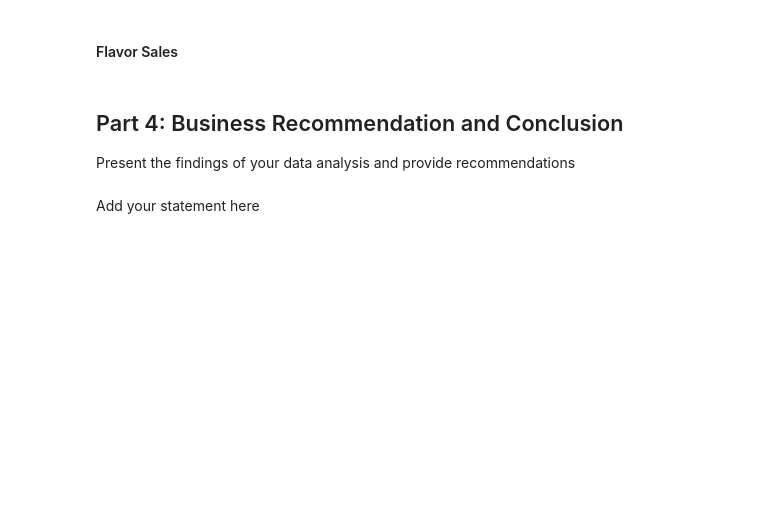
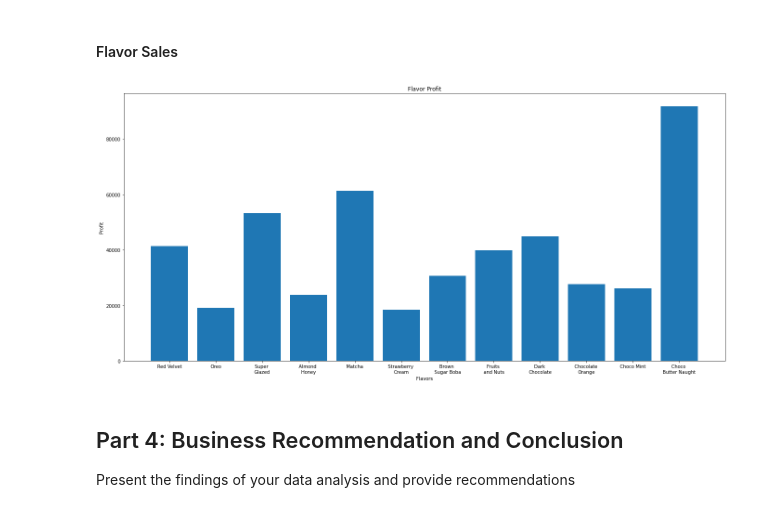
Before and after one commit to otorregrosa/LinearAlg, a Jupyter notebook: Week 10/LinAlg_Midterms.ipynb, the cells around one changed output. Saved outputs shown, nothing was run; the diff lists cells and outputs as text; code cells hidden in the pictures; blank space fills up the shorter version.

```diff
--- a/Week 10/LinAlg_Midterms.ipynb
+++ b/Week 10/LinAlg_Midterms.ipynb
@@ -132,7 +158,7 @@ NameError: ignored
 # %%
 #Create a function that *returns* and prints the flavor profits for the whole year
 def flavor_sales(price, cost, sales):
-    flavor_revenue = ## YOUR CODE HERE
-    flavor_costs = ## YOUR CODE HERE
-    flavor_profits = ## YOUR CODE HERE
+    flavor_revenue = (sales*price)
+    flavor_costs = (sales*cost)
+    flavor_profits = (flavor_revenue - flavor_costs)
     return flavor_profits.flatten()
@@ -160,7 +286,18 @@ import seaborn as sns
 # %% [markdown]
 #### Flavor Sales
+# %%
+fig = plt.figure()
+ax = fig.add_axes([0,0,3,2])
+ax.set_ylabel('Profit')
+ax.set_xlabel('Flavors')
+ax.set_title('Flavor Profit')
+flavors = ['Red Velvet', 'Oreo', 'Super \nGlazed', 'Almond \nHoney', 'Matcha', 'Strawberry \nCream', 'Brown \nSugar Boba',
+           'Fruits \nand Nuts', 'Dark \nChocolate', 'Chocolate \nOrange', 'Choco Mint', 'Choco \nButter Naught']
+Profits = flavor_profits
+ax.bar(flavors, Profits)
+plt.show()
+# %% [output]
+[figure, added]
 # %% [markdown]
 ## Part 4: Business Recommendation and Conclusion
 Present the findings of your data analysis and provide recommendations
-# %% [markdown]
-Add your statement here
```
Also changed, not shown: parts of 10 cells of this notebook.
